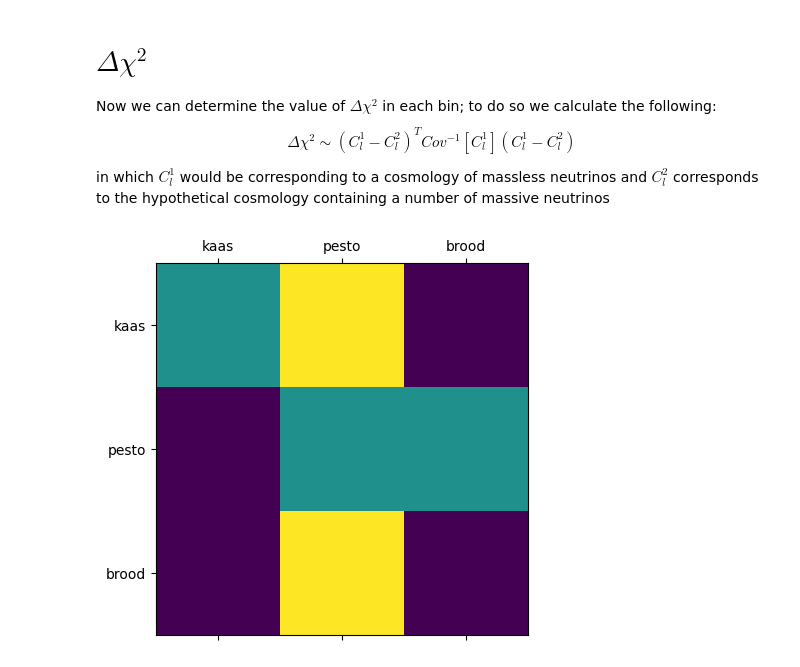
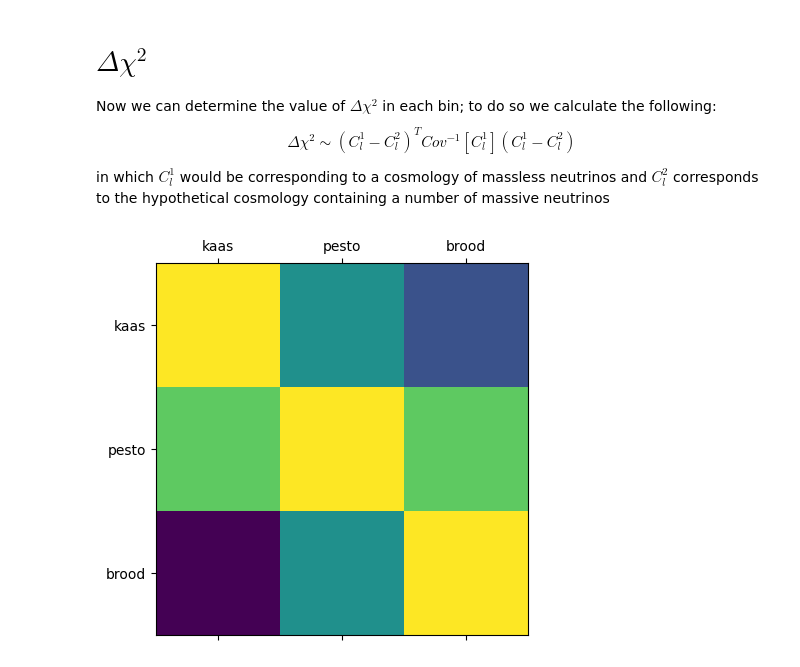
Before and after one commit to XanderHenrik/Masters-Project, a Jupyter notebook: notebooks/identifiability_test.ipynb, the cells around one changed output. Drawn from its saved outputs; the diff is of its cells as text; code cells hidden in the pictures.

Commit message:
First set up of the complete identifiability test with some sort of result. To be generalized and corrected based on subdividing l into according bins

```diff
--- a/notebooks/identifiability_test.ipynb
+++ b/notebooks/identifiability_test.ipynb
@@ -328,11 +411,11 @@ Now we can determine the value of $\Delta \chi ^{2}$ in each bin; to do so we ca
 in which $C_{l}^{1}$ would be corresponding to a cosmology of massless neutrinos and $C_{l}^{2}$ corresponds to the hypothetical cosmology containing a number of massive neutrinos
 # %%
 # For each bin we obtain a value for the Delta chi-squared:
-test_chi = np.array([[1, 2, 0], [0, 1, 1], [0, 2, 0]])
+test_chi = np.array([[2, 1, 0.5], [1.5, 2, 1.5], [0, 1, 2]])
 
 plt.matshow(test_chi)
 plt.xticks([0, 1, 2], ["kaas", "pesto", "brood"])
 plt.yticks([0, 1, 2], ["kaas", "pesto", "brood"])
 plt.show()
 # %% [output]
-[figure, old version]
+[figure, new version]
```
Also changed, not shown: parts of 13 cells of this notebook, 1 other file.
